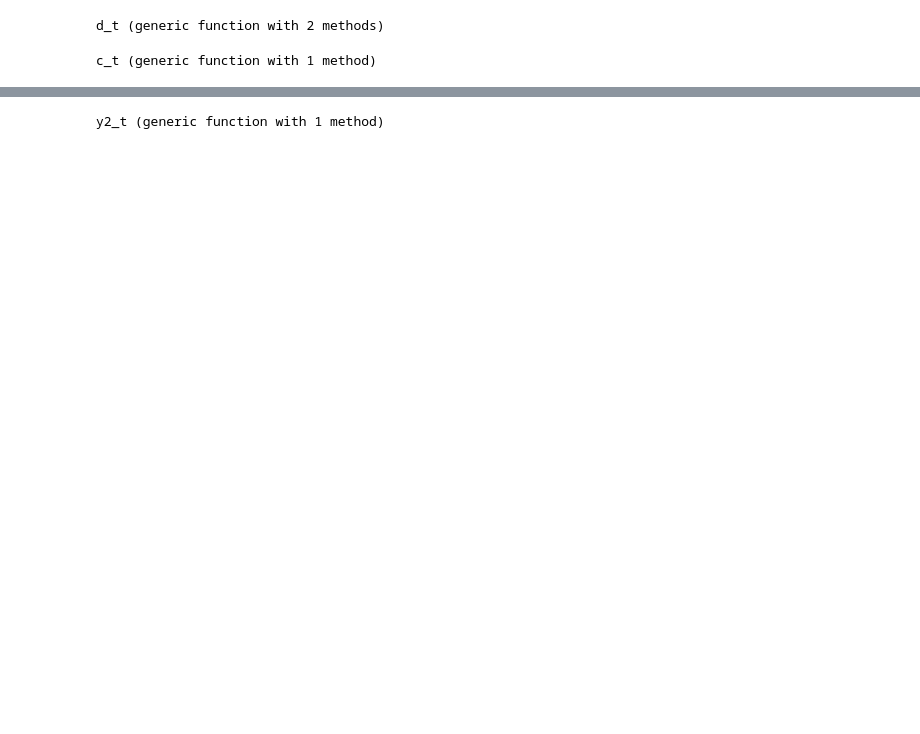
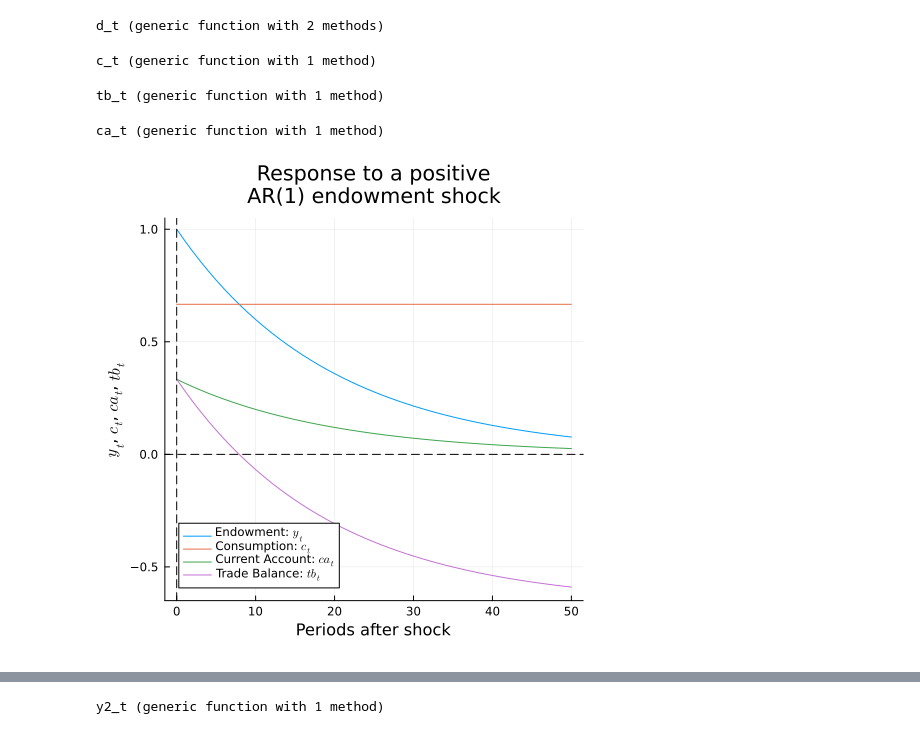
Before and after one commit to fabazan/open-economy-macroeconomics, a Jupyter notebook: ch2.ipynb, the cells around one changed output, grey strips where cells are left out. Saved outputs shown, nothing was run; the diff lists cells and outputs as text; code cells hidden in the pictures; blank space fills up the shorter version.

```diff
--- a/ch2.ipynb
+++ b/ch2.ipynb
@@ -42,3 +50,26 @@ c_t(t) = (r/(r+1-ρ)) * y_t(t) - r*d_t(t-1)
 # %% [output]
 c_t (generic function with 1 method)
+# %%
+tb_t(t) = y_t(t) - c_t(t)
+# %% [output]
+tb_t (generic function with 1 method)
+# %%
+ca_t(t) = tb_t(t) - r*d_t(t-1)
+# %% [output]
+ca_t (generic function with 1 method)
+# %%
+plot(size=(500, 500), ylim=[-0.65, 1.05], title="Response to a positive\nAR(1) endowment shock",
+    xlab="Periods after shock", ylab="\$y_t\$, \$c_t\$, \$ca_t\$, \$tb_t\$")
+
+plot!(x, y_t, label="Endowment: \$y_t\$")
+plot!(x, c_t, label="Consumption: \$c_t\$")
+plot!(x, ca_t, label="Current Account: \$ca_t\$")
+plot!(x, tb_t, label="Trade Balance: \$tb_t\$")
+
+# plot!(x, yp_t)
+
+hline!([0], linestyle=:dash, color=:black, label=false)
+vline!([0], linestyle=:dash, color=:black, label=false)
+# %% [output]
+[figure, added]
 # %%
```
Also changed, not shown: parts of 30 cells of this notebook.
